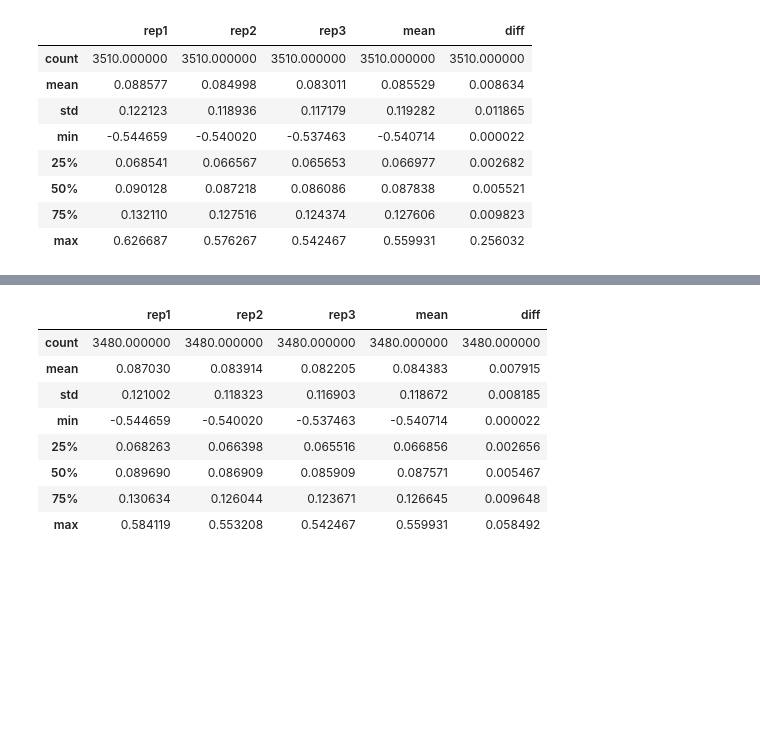
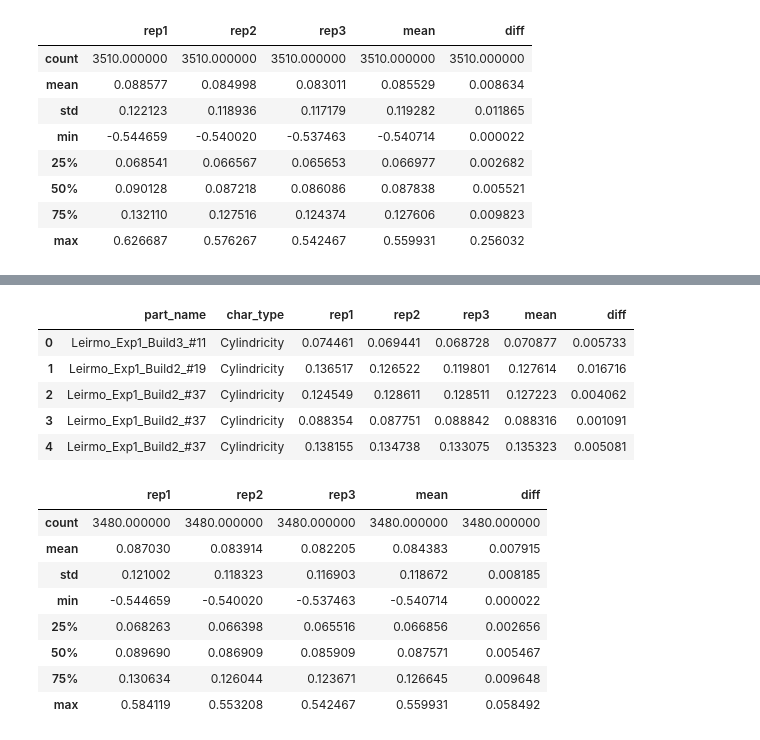
Before and after one commit to TheThorb/Leirmo_Exp1_Publication1, a Jupyter notebook: Repeated measurements.ipynb, the cells around one changed output, grey strips where cells are left out. Drawn from its saved outputs; the diff is of its cells as text; code cells hidden in the pictures; blank space fills up the shorter version.

```diff
--- a/Repeated measurements.ipynb
+++ b/Repeated measurements.ipynb
@@ -504,3 +508,12 @@ plt.show()
+# %%
+data.head()
+# %% [output]
+|  | part_name | char_type | rep1 | rep2 | rep3 | mean | diff |
+| 0 | Leirmo_Exp1_Build3_#11 | Cylindricity | 0.074461 | 0.069441 | 0.068728 | 0.070877 | 0.005733 |
+| 1 | Leirmo_Exp1_Build2_#19 | Cylindricity | 0.136517 | 0.126522 | 0.119801 | 0.127614 | 0.016716 |
+| 2 | Leirmo_Exp1_Build2_#37 | Cylindricity | 0.124549 | 0.128611 | 0.128511 | 0.127223 | 0.004062 |
+| 3 | Leirmo_Exp1_Build2_#37 | Cylindricity | 0.088354 | 0.087751 | 0.088842 | 0.088316 | 0.001091 |
+| 4 | Leirmo_Exp1_Build2_#37 | Cylindricity | 0.138155 | 0.134738 | 0.133075 | 0.135323 | 0.005081 |
 # %%
 data.describe()
 # %% [output]
```
Also changed, not shown: parts of 16 cells of this notebook.
